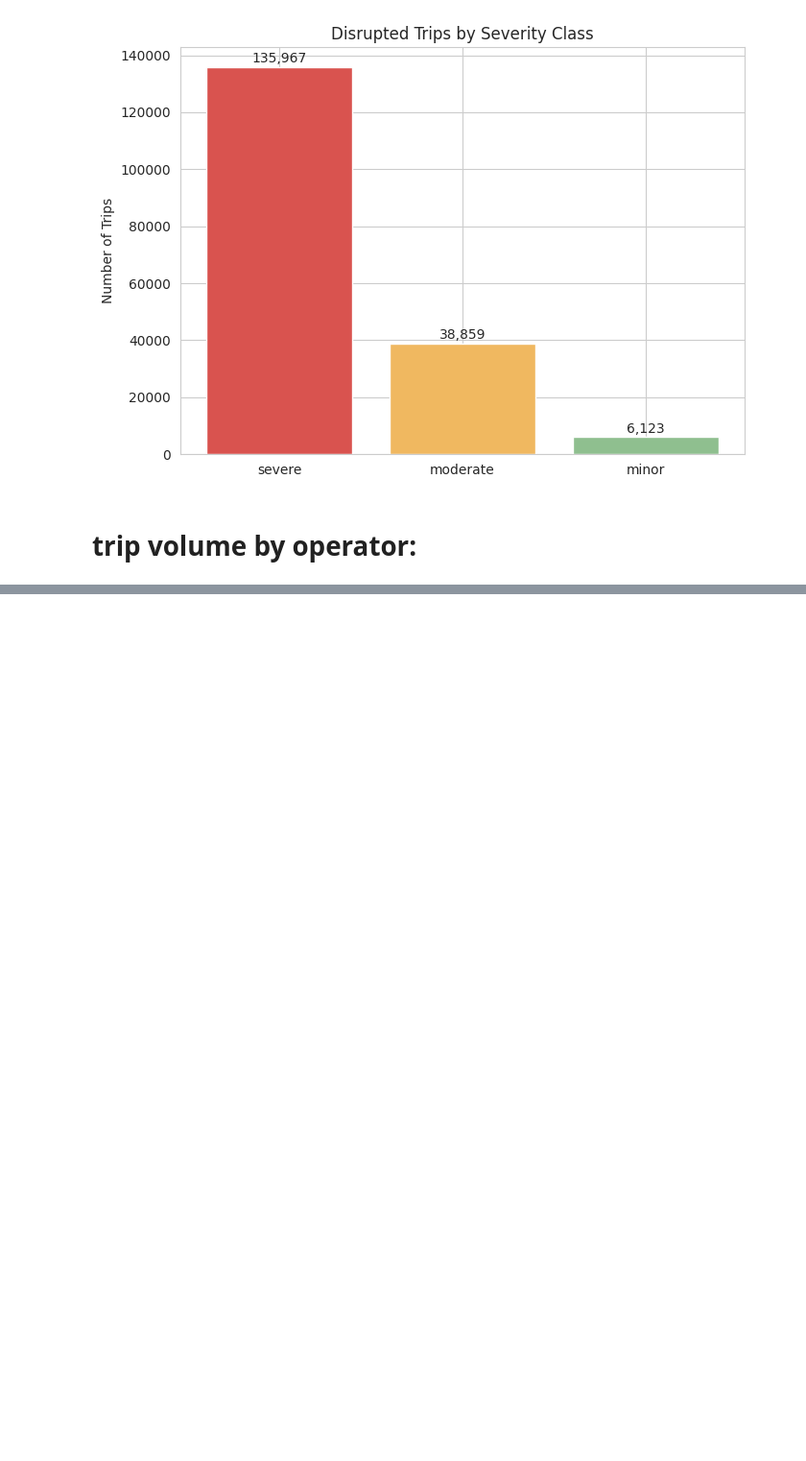
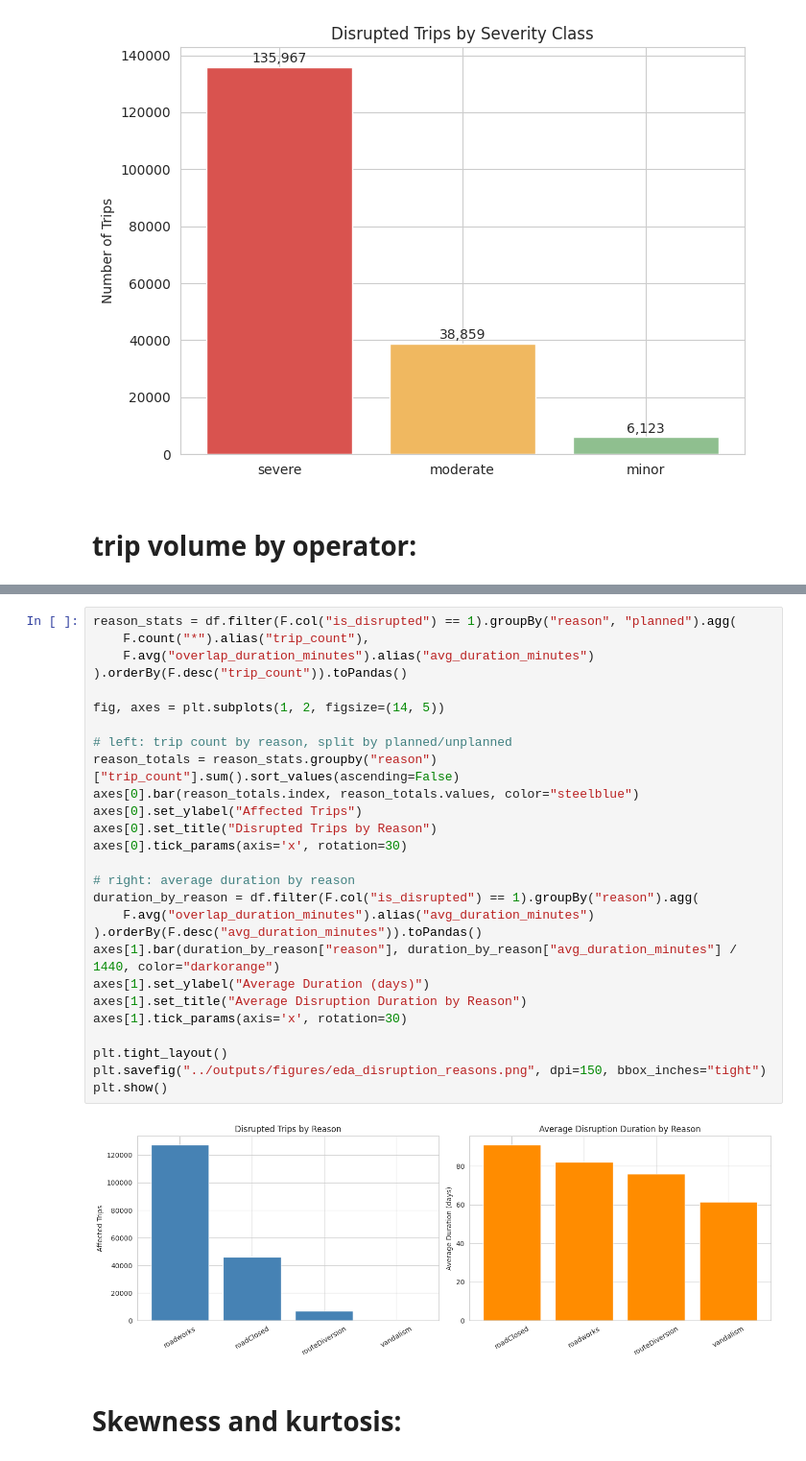
Before and after one commit to ManjilDadaa/Big_Data_Programming_Project_ST5011_CEM-, a Jupyter notebook: notebooks/08_eda_visualizations.ipynb, the cells around one changed output, grey strips where cells are left out. Shown at 96% size. Saved outputs shown, nothing was run; the diff lists cells and outputs as text; blank space fills up the shorter version.

Commit message:
Add skewness/kurtosis analysis, correlation matrix, and PySpark SQL query demonstrations

```diff
--- a/notebooks/08_eda_visualizations.ipynb
+++ b/notebooks/08_eda_visualizations.ipynb
@@ -66,0 +80,31 @@ plt.show()
+# %%
+reason_stats = df.filter(F.col("is_disrupted") == 1).groupBy("reason", "planned").agg(
+    F.count("*").alias("trip_count"),
+    F.avg("overlap_duration_minutes").alias("avg_duration_minutes")
+).orderBy(F.desc("trip_count")).toPandas()
+
+fig, axes = plt.subplots(1, 2, figsize=(14, 5))
+
+# left: trip count by reason, split by planned/unplanned
+reason_totals = reason_stats.groupby("reason")["trip_count"].sum().sort_values(ascending=False)
+axes[0].bar(reason_totals.index, reason_totals.values, color="steelblue")
+axes[0].set_ylabel("Affected Trips")
+axes[0].set_title("Disrupted Trips by Reason")
+axes[0].tick_params(axis='x', rotation=30)
+
+# right: average duration by reason
+duration_by_reason = df.filter(F.col("is_disrupted") == 1).groupBy("reason").agg(
+    F.avg("overlap_duration_minutes").alias("avg_duration_minutes")
+).orderBy(F.desc("avg_duration_minutes")).toPandas()
+axes[1].bar(duration_by_reason["reason"], duration_by_reason["avg_duration_minutes"] / 1440, color="darkorange")
+axes[1].set_ylabel("Average Duration (days)")
+axes[1].set_title("Average Disruption Duration by Reason")
+axes[1].tick_params(axis='x', rotation=30)
+
+plt.tight_layout()
+plt.savefig("../outputs/figures/eda_disruption_reasons.png", dpi=150, bbox_inches="tight")
+plt.show()
+# %% [output]
+[figure, added]
+# %% [markdown]
+# Skewness and kurtosis:
```
Also changed, not shown: parts of 5 cells of this notebook, 1 other file.
